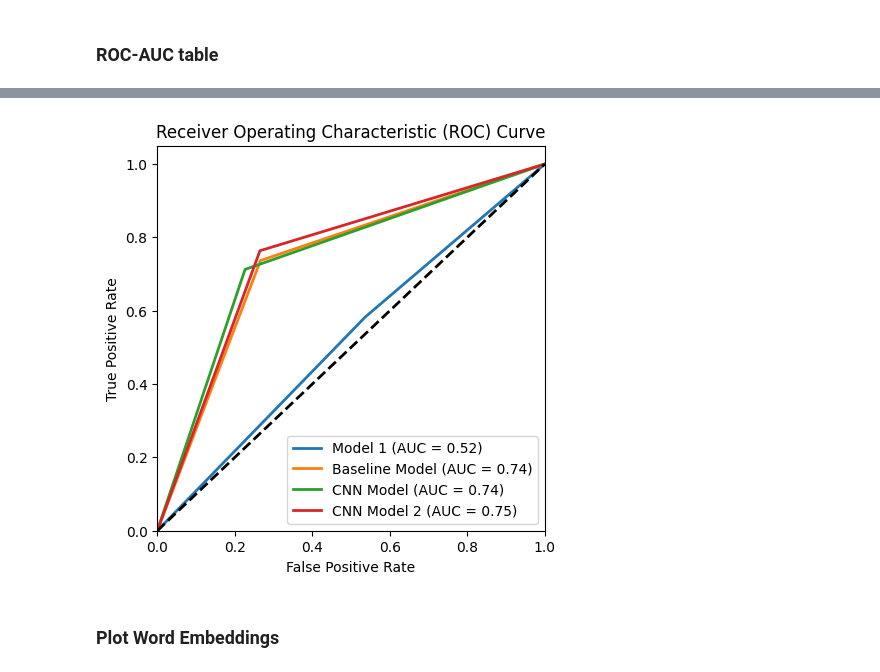
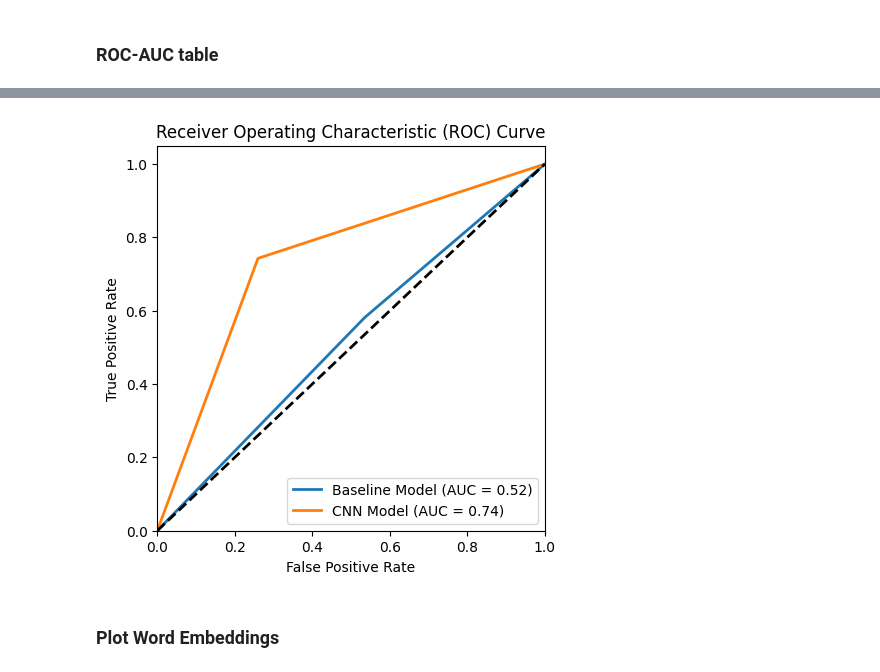
Before and after one commit to Wendy0756/Sentiment-Detection-Model-with-1D-CNN, a Jupyter notebook: W207_project_wendy.ipynb, the cells around one changed output, grey strips where cells are left out. Saved outputs shown, nothing was run; the diff lists cells and outputs as text; code cells hidden in the pictures.

```diff
--- a/W207_project_wendy.ipynb
+++ b/W207_project_wendy.ipynb
@@ -49,7 +49,7 @@ drive.mount('/content/drive')
 Mounted at /content/drive
 # %%
 # Load dataset
-file_path = '/content/drive/MyDrive/w207 Final Project/tweets.csv'
+file_path = '/content/drive/MyDrive/Colab Notebooks/Final_Project/tweets.csv'
 
 # Load the CSV file
 df_full = pd.read_csv(file_path, encoding='latin1', header=None)
@@ -357,6 +321,7 @@ Wall time: 27.1 s
 # %% [markdown]
 ### CNN Model
 # %%
+'''
 %%time
 # CNN model
 def build_cnn_model(pool_size = 3):
@@ -370,12 +335,13 @@ def build_cnn_model(pool_size = 3):
   cnn_model.add(MaxPooling1D(pool_size=pool_size))
   cnn_model.add(Flatten())
   cnn_model.add(Dense(128, activation='relu'))
-  cnn_model.add(Dropout(0.5))
+  cnn_model.add(Dropout(0.1))
   cnn_model.add(Dense(64, activation='relu'))
-  cnn_model.add(Dropout(0.5))
+  cnn_model.add(Dropout(0.1))
   cnn_model.add(Dense(2, activation='softmax'))
 
   cnn_model.compile(loss='categorical_crossentropy', optimizer='adam', metrics=['accuracy'])
 
   return cnn_model
+'''
 # %% [output]
@@ -587,8 +538,8 @@ def evaluate_model(model, X_test, y_test):
     return accuracy, precision, recall, f1
 
 # Assuming you have 4 models already trained
-models = [model1, fnn_model, cnn_model, cnn_model2]
-model_names = ['Baseline Model', 'FNN Model', 'CNN Model', 'CNN Model 2']
+models = [model1, cnn_model2]
+model_names = ['Baseline Model', 'CNN Model']
 
 # Collect performance metrics for each model
 performance_data = []
@@ -628,8 +575,8 @@ def plot_roc_curve(model, X_test, y_test, model_name, ax):
     ax.plot(fpr, tpr, lw=2, label=f'{model_name} (AUC = {roc_auc:.2f})')
 
 # Assuming you have 4 models already trained and their names
-models = [model1, fnn_model, cnn_model, cnn_model2]
-model_names = ['Model 1', 'Baseline Model', 'CNN Model', 'CNN Model 2']
+models = [model1, cnn_model2]
+model_names = ['Baseline Model', 'CNN Model']
 
 # Create a plot
 fig, ax = plt.subplots(figsize=(5, 5))
@@ -662,5 +605,5 @@ plt.show()
 1 1
-[figure, old version]
+[figure, new version]
 # %% [markdown]
 ### Plot Word Embeddings
 # %%
```
Also changed, not shown: parts of 16 cells of this notebook.
